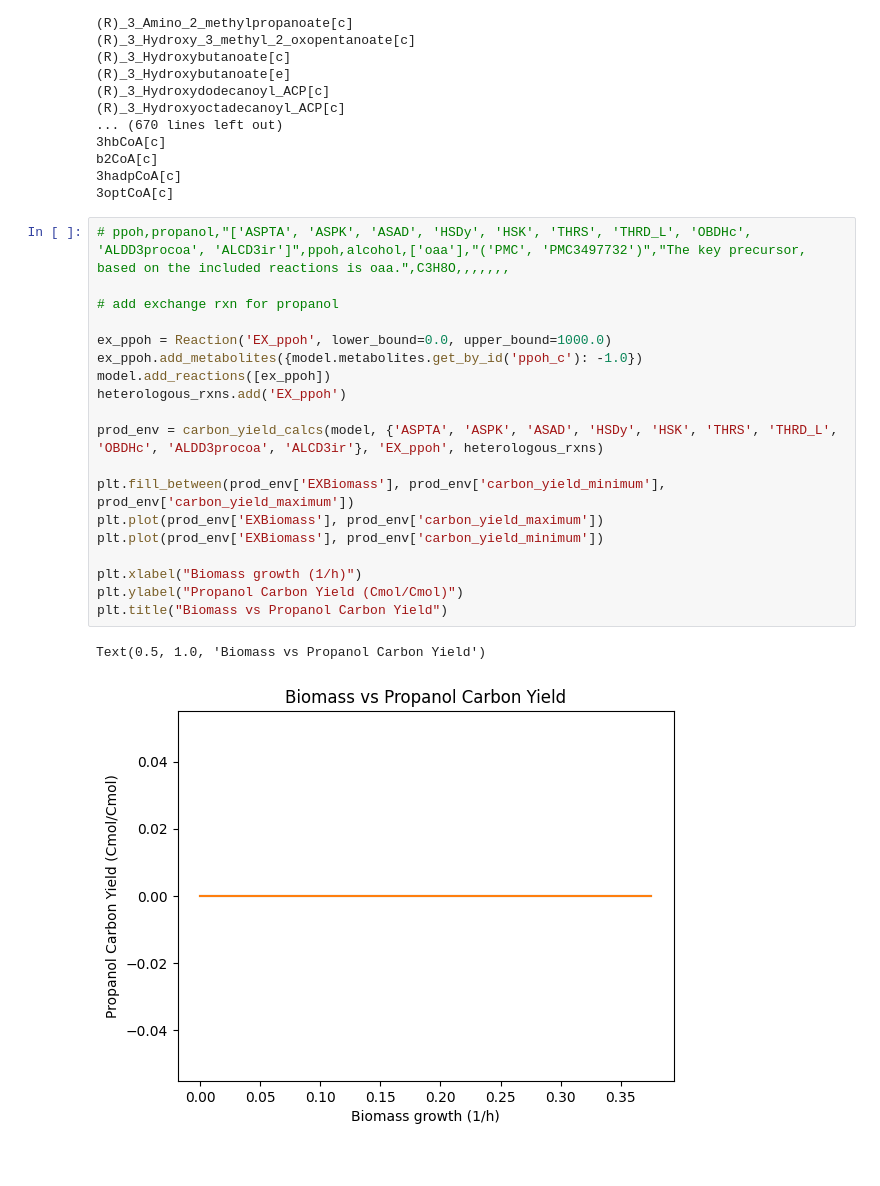
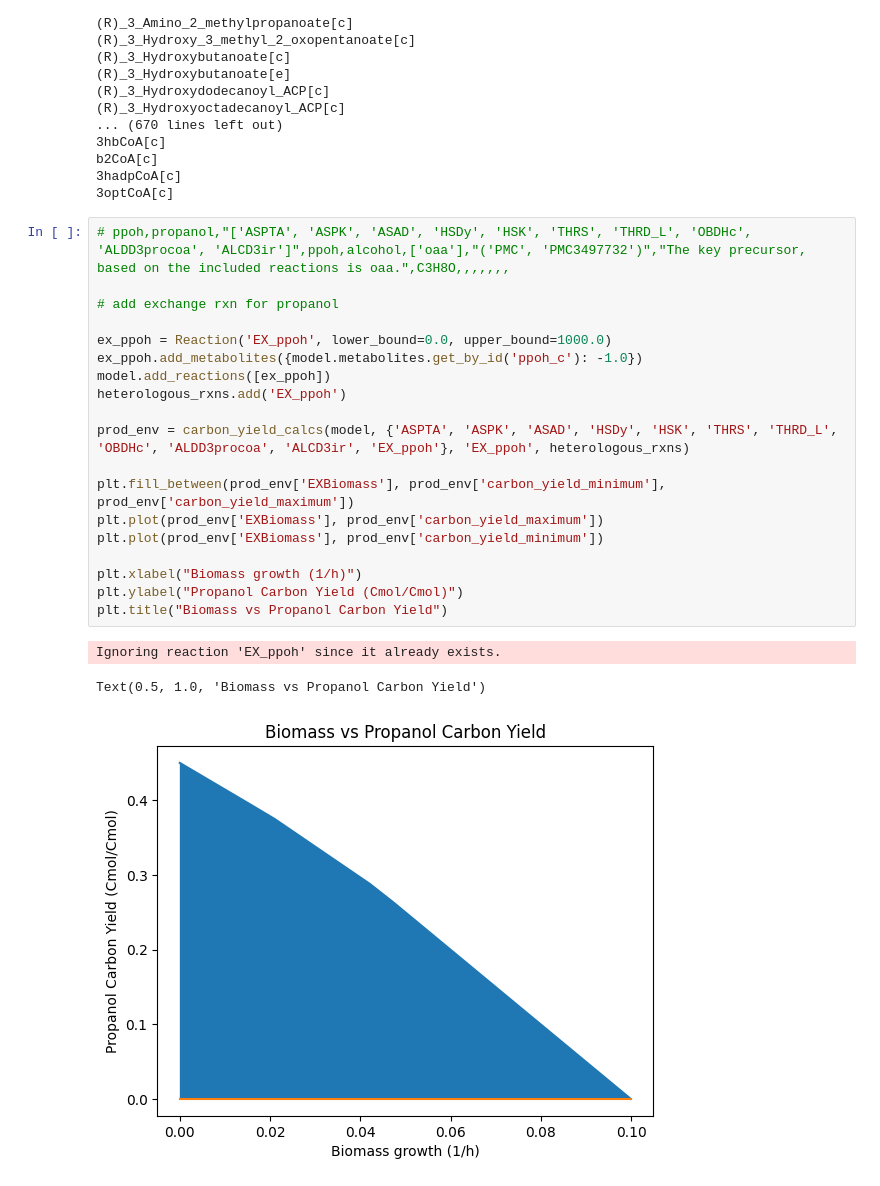
Before and after one commit to matthewkchung/iBag, a Jupyter notebook: test.ipynb, the cells around one changed output. Cells and saved outputs as stored; diff of their text form.

```diff
--- a/test.ipynb
+++ b/test.ipynb
@@ -193,25 +225,26 @@ b2CoA[c]
 # %%
 # ppoh,propanol,"['ASPTA', 'ASPK', 'ASAD', 'HSDy', 'HSK', 'THRS', 'THRD_L', 'OBDHc', 'ALDD3procoa', 'ALCD3ir']",ppoh,alcohol,['oaa'],"('PMC', 'PMC3497732')","The key precursor, based on the included reactions is oaa.",C3H8O,,,,,,,
 
 # add exchange rxn for propanol
 
 ex_ppoh = Reaction('EX_ppoh', lower_bound=0.0, upper_bound=1000.0)
 ex_ppoh.add_metabolites({model.metabolites.get_by_id('ppoh_c'): -1.0})
 model.add_reactions([ex_ppoh])
 heterologous_rxns.add('EX_ppoh')
 
-prod_env = carbon_yield_calcs(model, {'ASPTA', 'ASPK', 'ASAD', 'HSDy', 'HSK', 'THRS', 'THRD_L', 'OBDHc', 'ALDD3procoa', 'ALCD3ir'}, 'EX_ppoh', heterologous_rxns)
+prod_env = carbon_yield_calcs(model, {'ASPTA', 'ASPK', 'ASAD', 'HSDy', 'HSK', 'THRS', 'THRD_L', 'OBDHc', 'ALDD3procoa', 'ALCD3ir', 'EX_ppoh'}, 'EX_ppoh', heterologous_rxns)
 
 plt.fill_between(prod_env['EXBiomass'], prod_env['carbon_yield_minimum'], prod_env['carbon_yield_maximum'])
 plt.plot(prod_env['EXBiomass'], prod_env['carbon_yield_maximum'])
 plt.plot(prod_env['EXBiomass'], prod_env['carbon_yield_minimum'])
 
 plt.xlabel("Biomass growth (1/h)")
 plt.ylabel("Propanol Carbon Yield (Cmol/Cmol)")
 plt.title("Biomass vs Propanol Carbon Yield")
 # %% [output]
-Text(0.5, 1.0, 'Biomass vs Propanol Carbon Yield')
+Ignoring reaction 'EX_ppoh' since it already exists.
+Text(0.5, 1.0, 'Biomass vs Propanol Carbon Yield')
-[figure, old version]
+[figure, new version]
 # %%
 # btoh,butanol,"['ACACT1r', 'HACD1', 'ECOAH1', 'ACOAD1', 'BTCOARx', 'ALCD4']",btoh,alcohol,accoa,"('PMC', 'PMC3126405')",,C4H10O,,,,,,,
 # add exchange rxn for propanol
```
Also changed, not shown: parts of 11 cells of this notebook.
